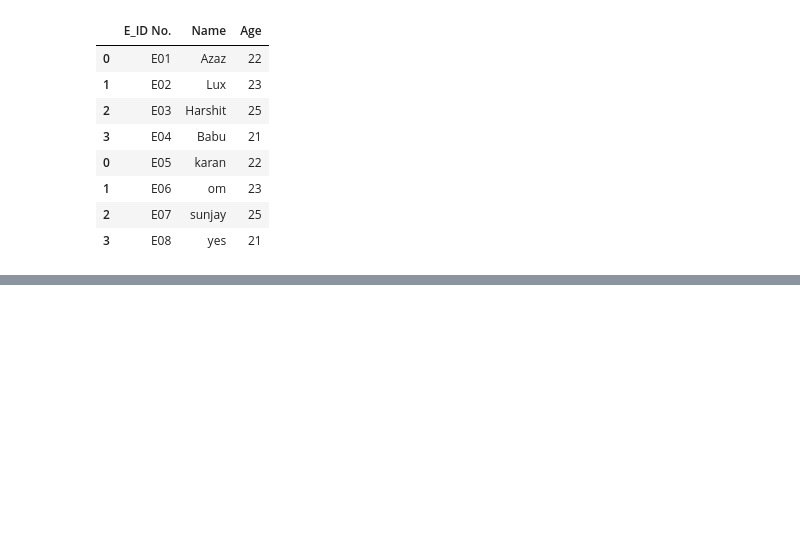
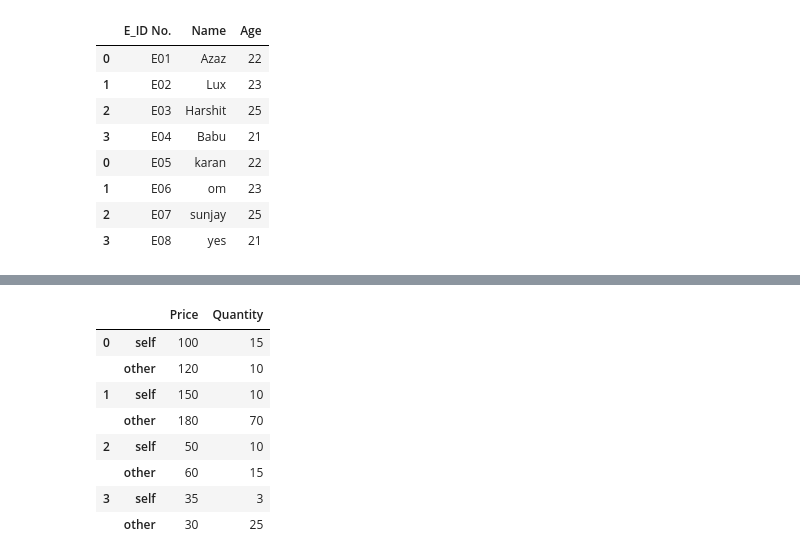
Before and after one commit to azaz9026/Pandas, a Jupyter notebook: python_pasdas.ipynb, the cells around one changed output, grey strips where cells are left out. Saved outputs shown, nothing was run; the diff lists cells and outputs as text; code cells hidden in the pictures; blank space fills up the shorter version.

Commit message:
*** Pandas | Compare DataFrames ***

```diff
--- a/python_pasdas.ipynb
+++ b/python_pasdas.ipynb
@@ -643,0 +646,10 @@ pd.concat([df , df1])
+# %%
+d= {
+    'Fruits' : ['mango' , 'apples' , 'banana' , 'papaya'],
+    'Price' : [100,150,50,35],
+    'Quantity':[15,10,10,3]
+}
+
+df = pd.DataFrame(d)
+
+df
@@ -643,0 +662,10 @@ pd.concat([df , df1])
+# %%
+d2= {
+    'Fruits' : ['mango' , 'apples' , 'banana' , 'papaya'],
+    'Price' : [120,180,60,30],
+    'Quantity':[10,70,15,25]
+}
+
+df1 = pd.DataFrame(d2)
+
+df1
@@ -643,0 +678,12 @@ pd.concat([df , df1])
+# %%
+df.compare(df1 , align_axis=0)
+# %% [output]
+|  |  | Price | Quantity |
+| 0 | self | 100 | 15 |
+|  | other | 120 | 10 |
+| 1 | self | 150 | 10 |
+|  | other | 180 | 70 |
+| 2 | self | 50 | 10 |
+|  | other | 60 | 15 |
+| 3 | self | 35 | 3 |
+|  | other | 30 | 25 |
```
Also changed, not shown: parts of 3 cells of this notebook.
